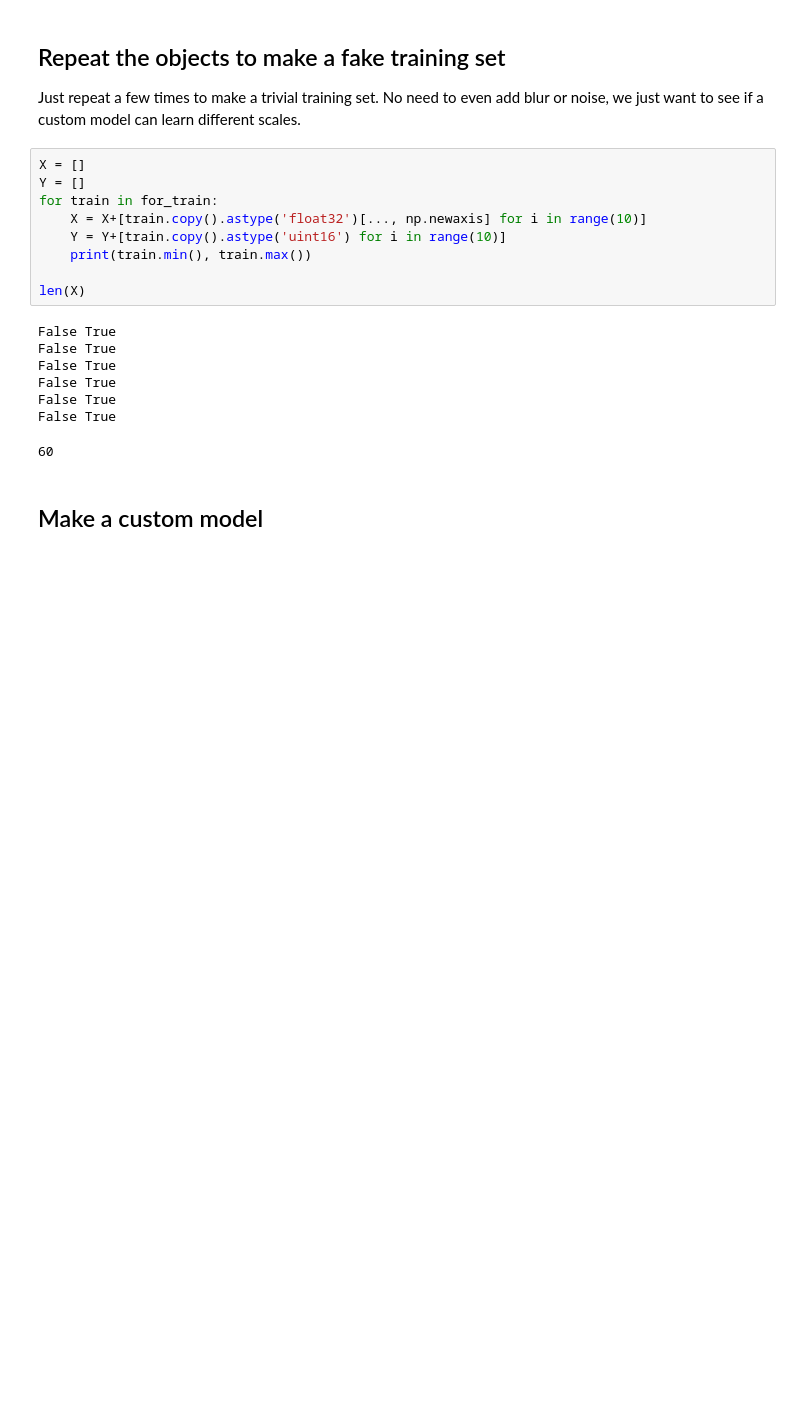
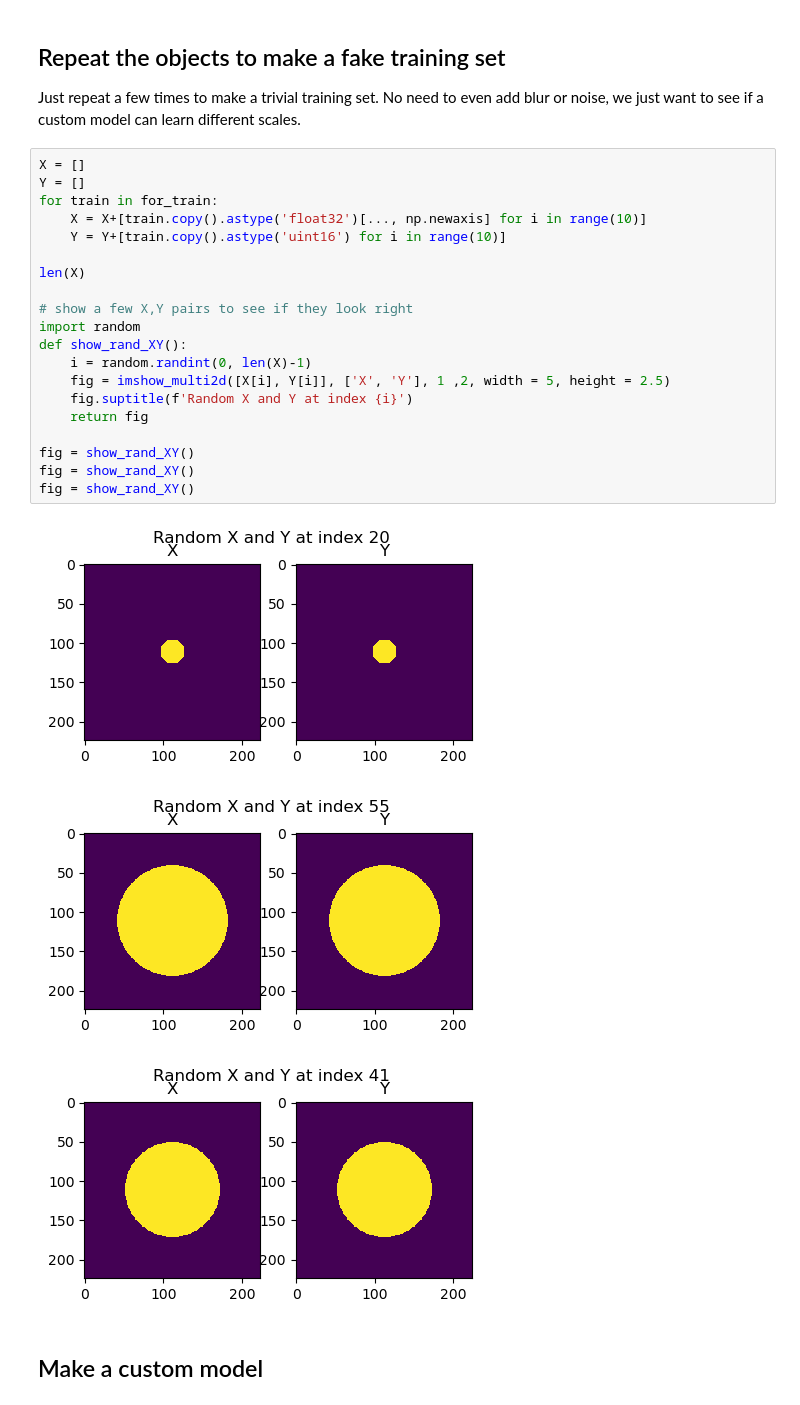
Before and after one commit to True-North-Intelligent-Algorithms/notebooks-and-napari-widgets-for-dl, a Jupyter notebook: docs/20_scale/20_cell_pose_diameter.ipynb, the cells around one changed output. Saved outputs shown, nothing was run; the diff lists cells and outputs as text; blank space fills up the shorter version.

```diff
--- a/docs/20_scale/20_cell_pose_diameter.ipynb
+++ b/docs/20_scale/20_cell_pose_diameter.ipynb
@@ -96,20 +116,27 @@ Just repeat a few times to make a trivial training set.  No need to even add blu
 # %%
 X = []
 Y = []
 for train in for_train:
     X = X+[train.copy().astype('float32')[..., np.newaxis] for i in range(10)]
     Y = Y+[train.copy().astype('uint16') for i in range(10)]
-    print(train.min(), train.max())
 
 len(X)
+
+# show a few X,Y pairs to see if they look right
+import random
+def show_rand_XY():
+    i = random.randint(0, len(X)-1)
+    fig = imshow_multi2d([X[i], Y[i]], ['X', 'Y'], 1 ,2, width = 5, height = 2.5)
+    fig.suptitle(f'Random X and Y at index {i}')
+    return fig
+
+fig = show_rand_XY()
+fig = show_rand_XY()
+fig = show_rand_XY()
 # %% [output]
-False True
-False True
-False True
-False True
-False True
-False True
-60
+[figure, added]
+[figure, added]
+[figure, added]
 # %% [markdown]
 ## Make a custom model
 # %%
```
Also changed, not shown: parts of 20 cells of this notebook.
